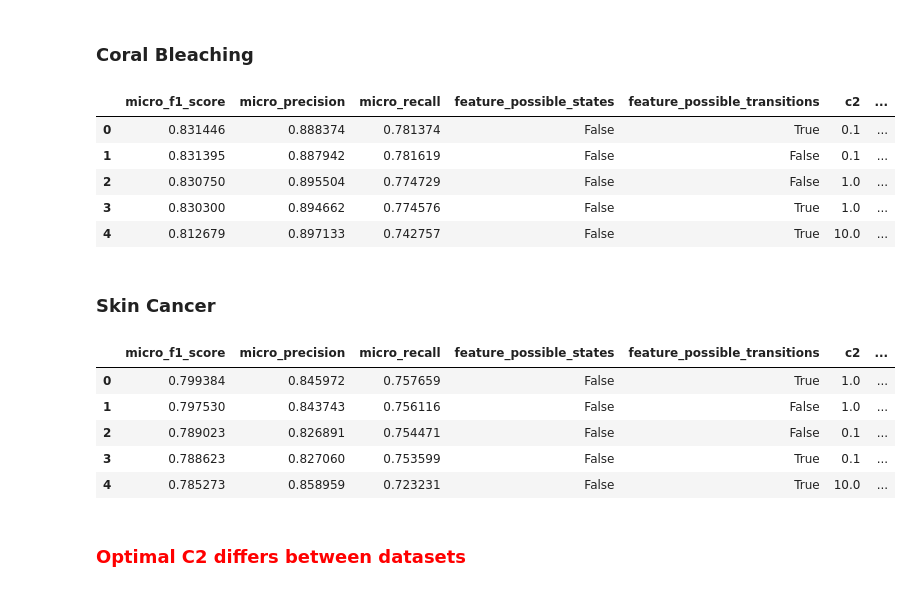
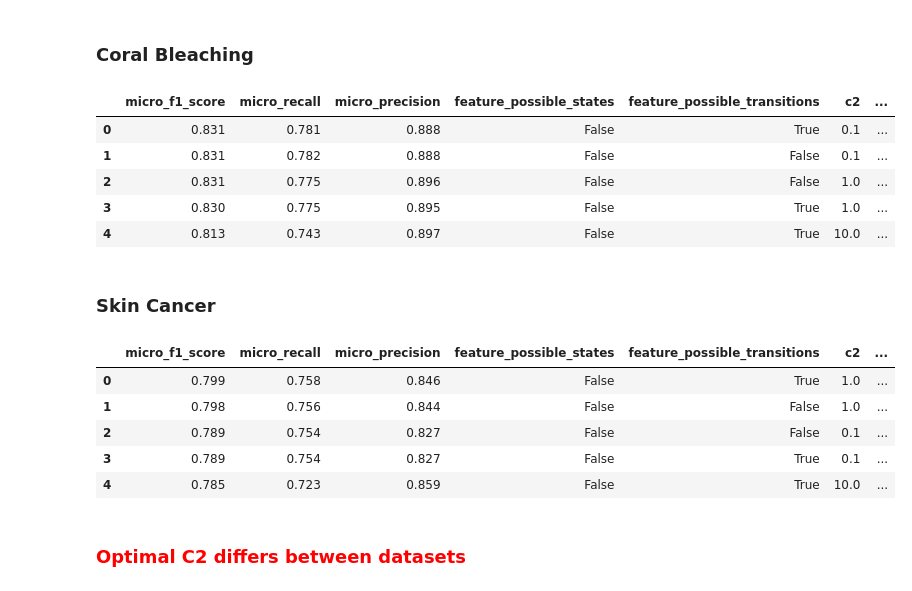
Before and after one commit to simonhughes22/PythonNlpResearch, a Jupyter notebook: notebooks/Mongo Queries/Query Model Hyper Parameter Tuning Results.ipynb, the cells around one changed output. Cells and saved outputs as stored; diff of their text form; code cells hidden in the pictures.

```diff
--- a/notebooks/Mongo Queries/Query Model Hyper Parameter Tuning Results.ipynb
+++ b/notebooks/Mongo Queries/Query Model Hyper Parameter Tuning Results.ipynb
@@ -113,6 +113,14 @@ def get_window_classifier_results(prefix):
     return pd.DataFrame(dfs).sort_values("micro_f1_score", ascending=False)
 # %% [markdown]
 # Which Problem Transformation Method Was Best?
+# %%
+def round_data(df, places=3):
+    df_copy = df.copy()
+    fmt_str = "{0:." + str(places) + "f}"
+    cols = set([v for v in df_copy.columns.values if "micro_" in v])
+    for c in cols:
+        df_copy[c] = df[c].apply(lambda d: fmt_str.format(d))
+    return df_copy
 # %% [markdown]
 ## Coral Bleaching
 # %%
@@ -191,31 +203,38 @@ df.head(ROWS)
 # %% [markdown]
 ### Coral Bleaching
 # %%
-cols = "micro_f1_score,micro_precision,micro_recall,feature_possible_states,feature_possible_transitions,c2,window_size".split(",")
+cols = "micro_f1_score,micro_recall,micro_precision,feature_possible_states,feature_possible_transitions,c2,window_size".split(",")
 df = get_df_sorted_by_f1score("CB_TAGGING_VD_CRF_MOST_COMMON_TAG_HYPERPARAM_OPT",
                          "feature_possible_states,feature_possible_transitions,c2,window_size".split(","))
-df[cols].head(ROWS)
+
+#df = df[df.c2==0.1]
+#df = df[df.feature_possible_transitions==True]
+
+round_data(df[cols].head(ROWS), 3)
 # %% [output]
-|  | micro_f1_score | micro_precision | micro_recall | feature_possible_states | feature_possible_transitions | c2 | ... |
-| 0 | 0.831446 | 0.888374 | 0.781374 | False | True | 0.1 | ... |
-| 1 | 0.831395 | 0.887942 | 0.781619 | False | False | 0.1 | ... |
-| 2 | 0.830750 | 0.895504 | 0.774729 | False | False | 1.0 | ... |
-| 3 | 0.830300 | 0.894662 | 0.774576 | False | True | 1.0 | ... |
-| 4 | 0.812679 | 0.897133 | 0.742757 | False | True | 10.0 | ... |
+|  | micro_f1_score | micro_recall | micro_precision | feature_possible_states | feature_possible_transitions | c2 | ... |
+| 0 | 0.831 | 0.781 | 0.888 | False | True | 0.1 | ... |
+| 1 | 0.831 | 0.782 | 0.888 | False | False | 0.1 | ... |
+| 2 | 0.831 | 0.775 | 0.896 | False | False | 1.0 | ... |
+| 3 | 0.830 | 0.775 | 0.895 | False | True | 1.0 | ... |
+| 4 | 0.813 | 0.743 | 0.897 | False | True | 10.0 | ... |
 # %% [markdown]
 ### Skin Cancer
 # %%
-cols = "micro_f1_score,micro_precision,micro_recall,feature_possible_states,feature_possible_transitions,c2,window_size".split(",")
+cols = "micro_f1_score,micro_recall,micro_precision,feature_possible_states,feature_possible_transitions,c2,window_size".split(",")
 df = get_df_sorted_by_f1score("SC_TAGGING_VD_CRF_MOST_COMMON_TAG_HYPERPARAM_OPT",
                          "feature_possible_states,feature_possible_transitions,c2,window_size".split(","))
-df[cols].head(ROWS)
+
+#df = df[df.c2==1.0]
+#df = df[df.feature_possible_transitions==True]
+round_data(df[cols].head(ROWS), 3)
 # %% [output]
-|  | micro_f1_score | micro_precision | micro_recall | feature_possible_states | feature_possible_transitions | c2 | ... |
-| 0 | 0.799384 | 0.845972 | 0.757659 | False | True | 1.0 | ... |
-| 1 | 0.797530 | 0.843743 | 0.756116 | False | False | 1.0 | ... |
-| 2 | 0.789023 | 0.826891 | 0.754471 | False | False | 0.1 | ... |
-| 3 | 0.788623 | 0.827060 | 0.753599 | False | True | 0.1 | ... |
-| 4 | 0.785273 | 0.858959 | 0.723231 | False | True | 10.0 | ... |
+|  | micro_f1_score | micro_recall | micro_precision | feature_possible_states | feature_possible_transitions | c2 | ... |
+| 0 | 0.799 | 0.758 | 0.846 | False | True | 1.0 | ... |
+| 1 | 0.798 | 0.756 | 0.844 | False | False | 1.0 | ... |
+| 2 | 0.789 | 0.754 | 0.827 | False | False | 0.1 | ... |
+| 3 | 0.789 | 0.754 | 0.827 | False | True | 0.1 | ... |
+| 4 | 0.785 | 0.723 | 0.859 | False | True | 10.0 | ... |
 # %% [markdown]
 ### <span style="color:red">Optimal C2 differs between datasets</span>
 # %% [markdown]
```
Also changed, not shown: parts of 16 cells of this notebook, 2 other files.
